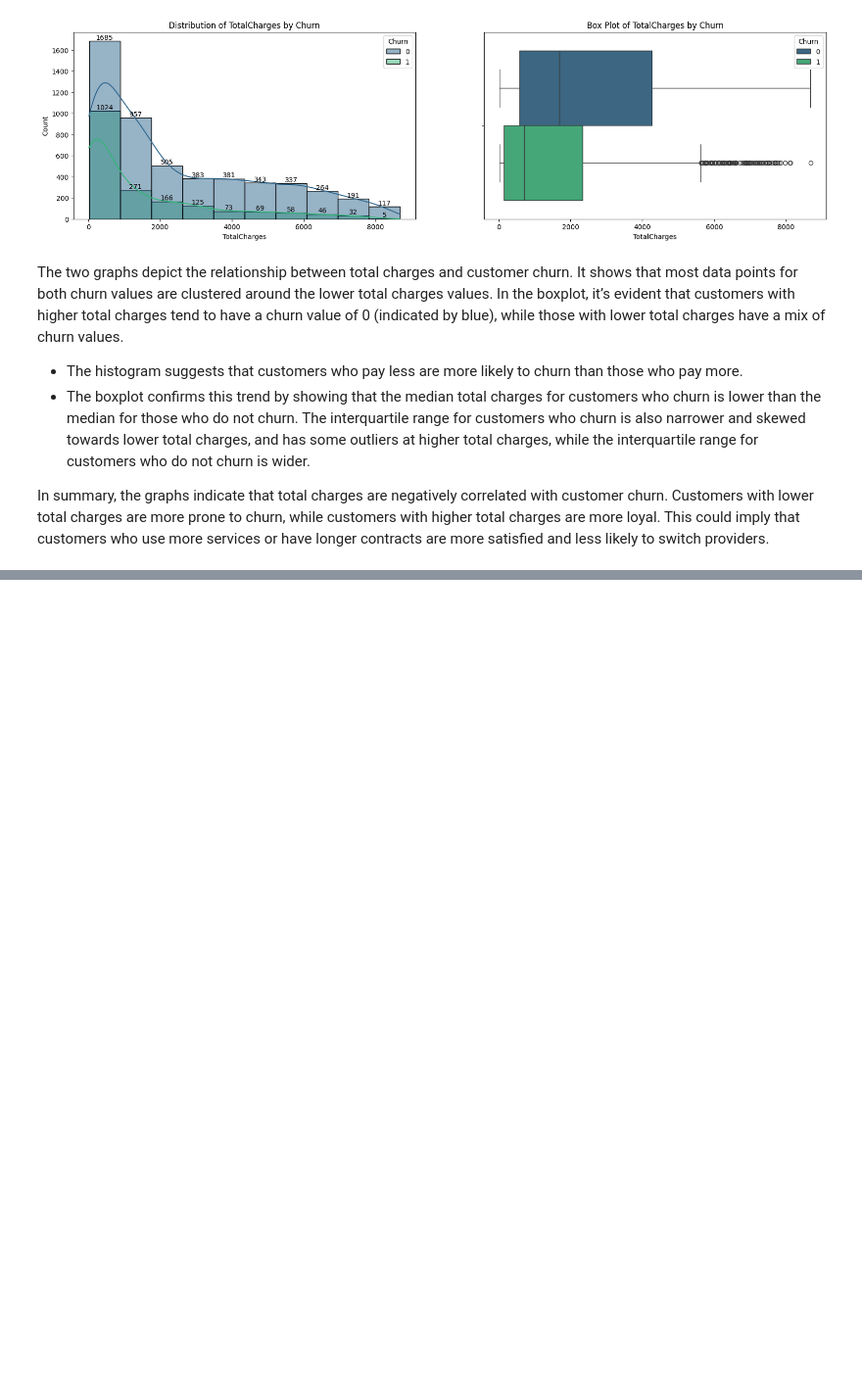
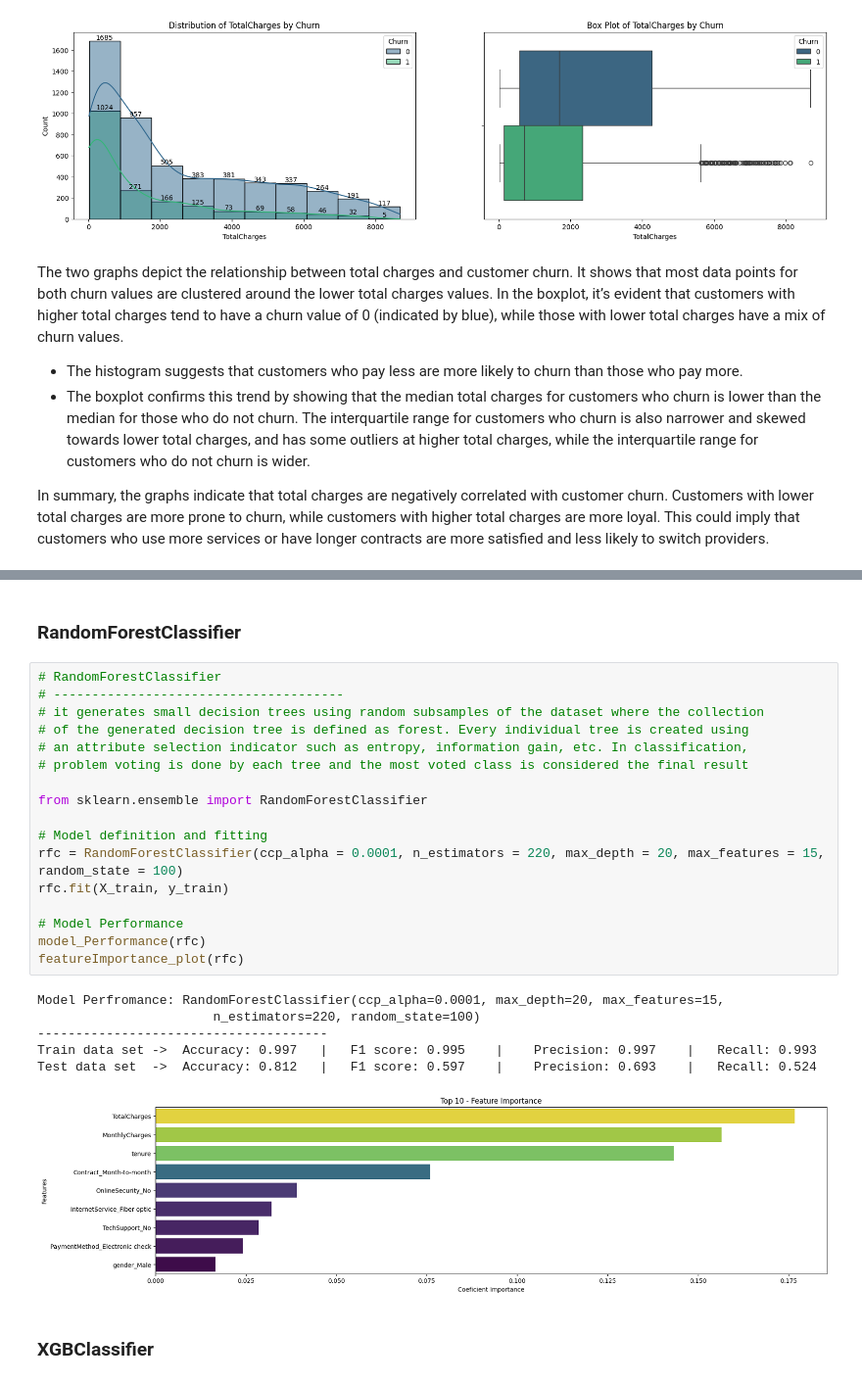
Before and after one commit to gviacava-code/TelcoCustomerChurn, a Jupyter notebook: notebooks/telco_customer_churn.ipynb, the cells around one changed output, grey strips where cells are left out. Shown at 98% size. Cells and saved outputs as stored; diff of their text form; blank space fills up the shorter version.

```diff
--- a/notebooks/telco_customer_churn.ipynb
+++ b/notebooks/telco_customer_churn.ipynb
@@ -536,0 +668,28 @@ Name: count, dtype: float64
+# %% [markdown]
+### RandomForestClassifier
+# %%
+# RandomForestClassifier
+# --------------------------------------
+# it generates small decision trees using random subsamples of the dataset where the collection
+# of the generated decision tree is defined as forest. Every individual tree is created using
+# an attribute selection indicator such as entropy, information gain, etc. In classification,
+# problem voting is done by each tree and the most voted class is considered the final result
+
+from sklearn.ensemble import RandomForestClassifier
+
+# Model definition and fitting
+rfc = RandomForestClassifier(ccp_alpha = 0.0001, n_estimators = 220, max_depth = 20, max_features = 15, random_state = 100)
+rfc.fit(X_train, y_train)
+
+# Model Performance
+model_Performance(rfc)
+featureImportance_plot(rfc)
+# %% [output]
+Model Perfromance: RandomForestClassifier(ccp_alpha=0.0001, max_depth=20, max_features=15,
+                       n_estimators=220, random_state=100)
+--------------------------------------
+Train data set ->  Accuracy: 0.997   |   F1 score: 0.995    |    Precision: 0.997    |   Recall: 0.993
+Test data set  ->  Accuracy: 0.812   |   F1 score: 0.597    |    Precision: 0.693    |   Recall: 0.524
+[figure, added]
+# %% [markdown]
+### XGBClassifier
```
Also changed, not shown: parts of 37 cells of this notebook.
